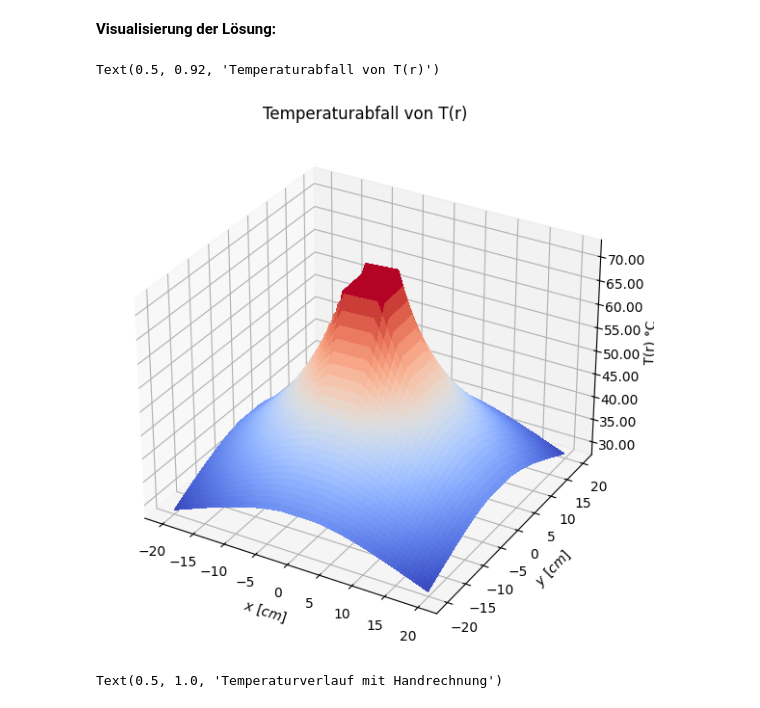
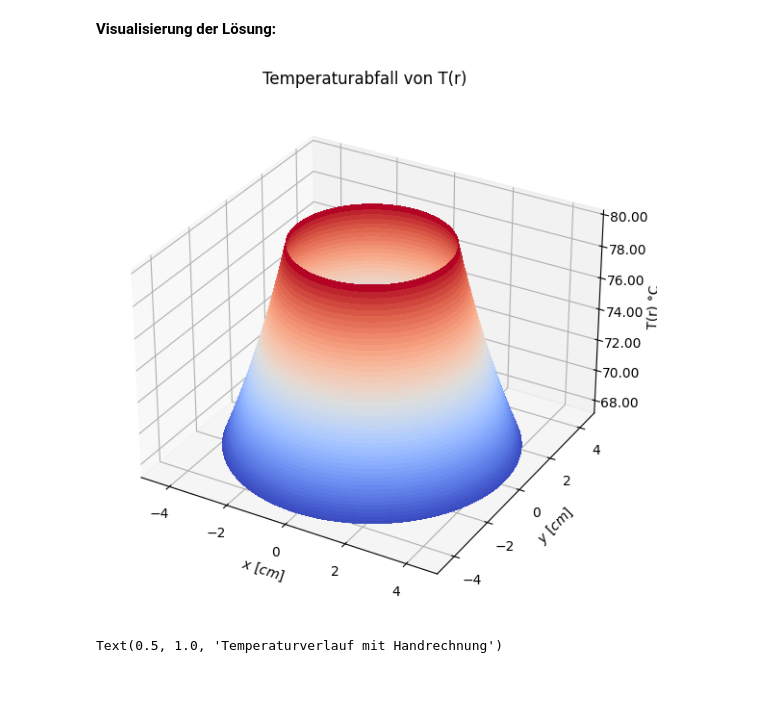
Before and after one commit to HansPeter21/CoP_Abgabe, a Jupyter notebook: Bericht_Mauro_Schegg.ipynb, the cells around one changed output. Drawn from its saved outputs; the diff is of its cells as text; code cells hidden in the pictures.

```diff
--- a/Bericht_Mauro_Schegg.ipynb
+++ b/Bericht_Mauro_Schegg.ipynb
@@ -92,37 +92,46 @@ $$A= \frac{-h \cdot 60~\text{K}}{h \cdot \text{ln}(\frac{r_a}{r_i})+\frac{k}{r_a
 # %% [markdown]
 **Visualisierung der Lösung:**
 # %%
+import numpy as np
+import matplotlib.pyplot as plt
+from matplotlib import cm
+
 fig, ax = plt.subplots(subplot_kw={"projection": "3d"}, figsize=(7, 7))
 
+# Innen- und Außenradius
 ri = 0.025  # Innenradius [m]
+ra = 0.045  # Außenradius [m]
 
-# Einstellungen für die Anzeige
+# Polarkoordinaten
+theta = np.linspace(0, 2 * np.pi, 500)  # Winkel von 0 bis 2π
+r = np.linspace(ri, ra, 500)  # Radialer Bereich von ri bis ra
 
-x1 = np.arange(0.025, 0.2, 0.001)
-x2 = np.arange(-0.20, -0.025, 0.001)
+# Meshgrid für Polarkoordinaten
+R, THETA = np.meshgrid(r, theta)
 
-y1 = np.arange(0.025, 0.2, 0.001)
-y2 = np.arange(-0.20, -0.025, 0.001)
+# Umwandlung in kartesische Koordinaten
+X = R * np.cos(THETA)
+Y = R * np.sin(THETA)
 
-Y = np.concatenate([y2, y1])
-X = np.concatenate([x2, x1])
-X, Y = np.meshgrid(X, Y)
-R = np.sqrt(X**2 + Y**2)
-T = -21.4 * np.log(R / ri) + 80
+# Berechnung des Radius R und der Temperatur T(r)
+T = -21.4 * np.log(R / ri) + 80  # Beispiel für Temperaturabfall
 
-# Plot der Figur
-surf = ax.plot_surface(X*100, Y*100, T, cmap=cm.coolwarm, linewidth=0, antialiased=False)
+# Plot der Oberfläche
+surf = ax.plot_surface(X * 100, Y * 100, T, cmap=cm.coolwarm, linewidth=0, antialiased=False)
 
-# A StrMethodFormatter is used automatically
+# Achsenformatierung
 ax.zaxis.set_major_formatter("{x:.02f}")
-
 ax.set_xlabel("$x~[cm]$")
 ax.set_ylabel("$y~[cm]$")
 ax.set_zlabel("T(r) °C")
 plt.title("Temperaturabfall von T(r)")
+
+# Symmetrische Achsenlimits
+ax.set_xlim([-5, 5])  # x-Achse in cm
+ax.set_ylim([-5, 5])  # y-Achse in cm
+ax.set_box_aspect([1, 1, 0.7])  # Seitenverhältnis für X, Y, Z
 # %% [output]
-Text(0.5, 0.92, 'Temperaturabfall von T(r)')
-[figure, old version]
+[figure, new version]
 # %%
 T = lambda r: -21.4 *np.log(r/0.025)+80
 r = np.linspace(0.025,0.045)
```
